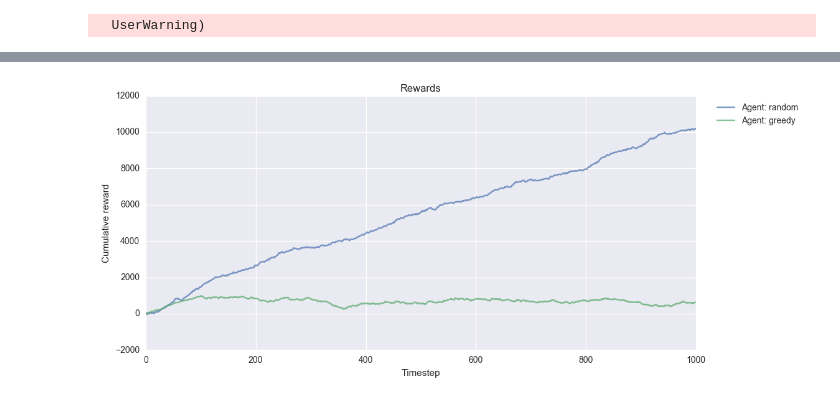
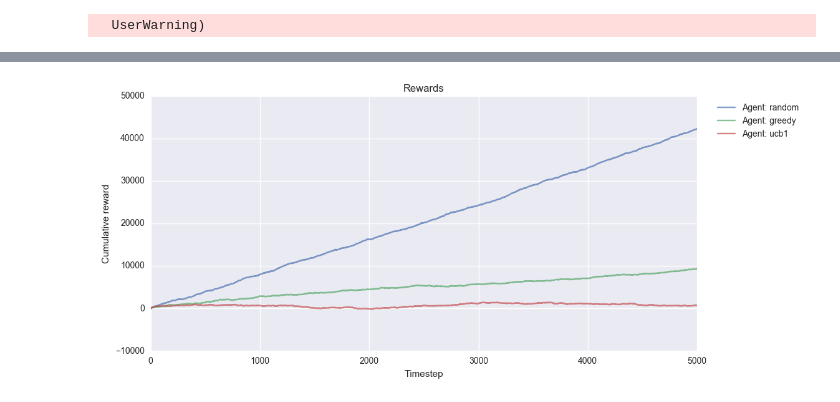
Before and after one commit to 0xend/bandits, a Jupyter notebook: Multi-armed Bandit .ipynb, the cells around one changed output, grey strips where cells are left out. Drawn from its saved outputs; the diff is of its cells as text; code cells hidden in the pictures.

```diff
--- a/Multi-armed Bandit .ipynb
+++ b/Multi-armed Bandit .ipynb
@@ -51,10 +51,21 @@ plt.show()
-# %%
-random_agent = RandomAgent(env)
-greedy_agent = EpsilonGreedyAgent(env, 0.1)
-
-random_choices, random_opt_rewards = random_agent.play(1000)
-greedy_choices, greedy_opt_rewards = greedy_agent.play(1000)
-plot_rewards({"random": (random_choices, random_opt_rewards),
-             "greedy": (greedy_choices, greedy_opt_rewards)})
-# %% [output]
-[figure, removed]
+# %%
+agents = {"random": RandomAgent(env),
+          "greedy": EpsilonGreedyAgent(env, 0.2),
+          "ucb1": UCB1Agent(env)}
+
+r name, agent in agents.items():
+
+
+random = RandomAgent(env)
+greedy = EpsilonGreedyAgent(env, 0.2)
+ucb1 = UCB1Agent(env)
+T = 5000
+
+random_choices, random_opt_rewards = random.play(T)
+greedy_choices, greedy_opt_rewards = greedy.play(T)
+ucb1_choices, ucb1_opt_rewards = ucb1.play(T)
+plot_rewards({"random": (random_choices, random_opt_rewards),
+              "greedy": (greedy_choices, greedy_opt_rewards),
+              "ucb1" : (ucb1_choices, ucb1_opt_rewards)})
+# %% [output]
+[figure, added]
```
Also changed, not shown: parts of 4 cells of this notebook, 3 other files.
